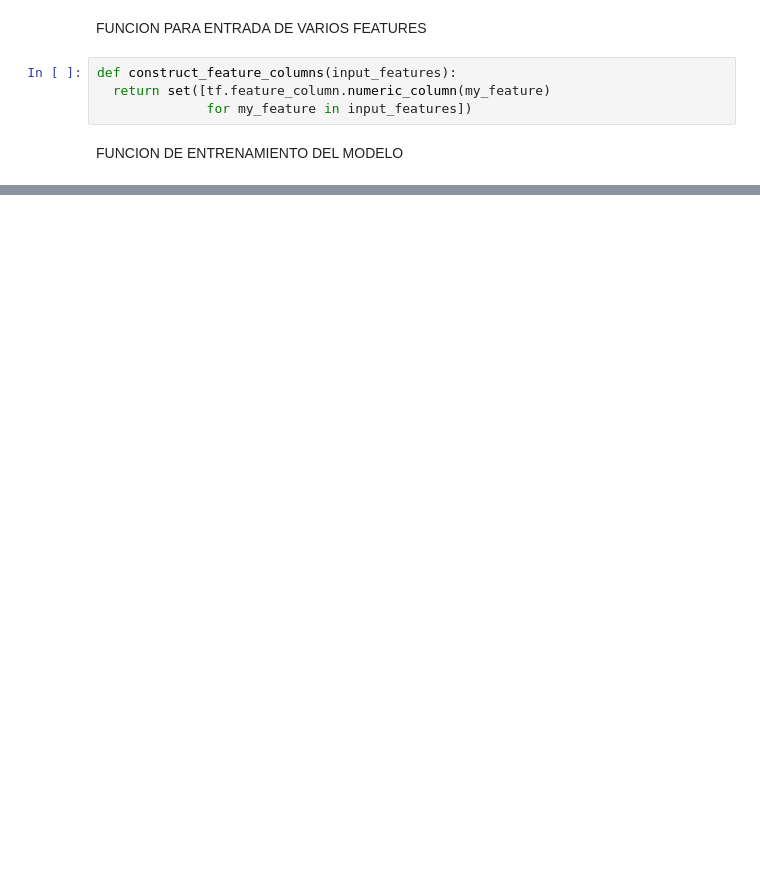
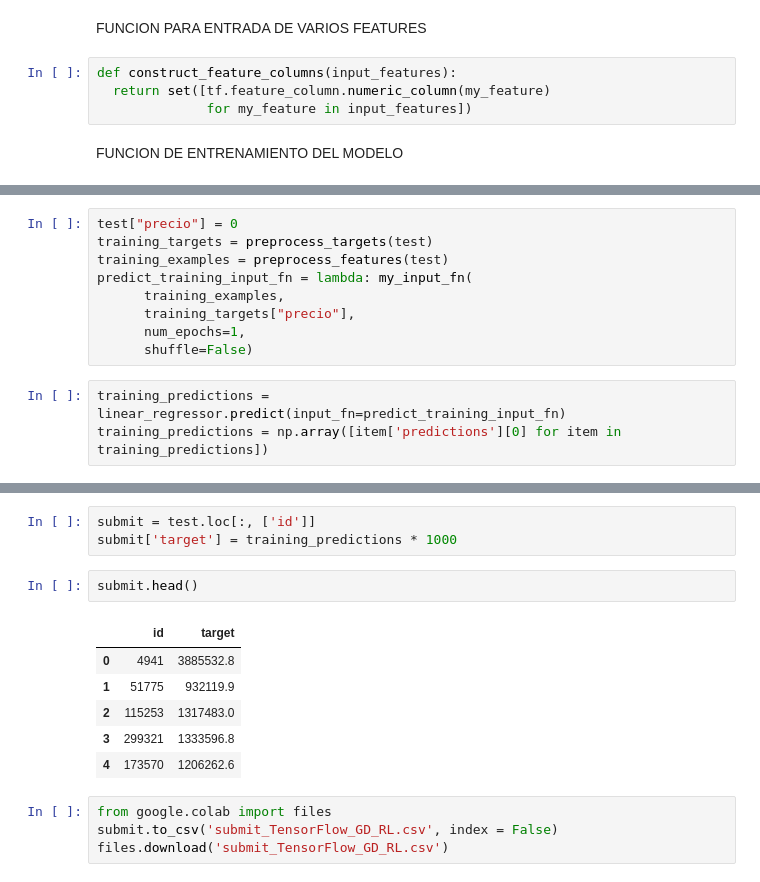
Before and after one commit to luctiz/Grupo43-TP2, a Jupyter notebook: TensorFlow_TP2.ipynb, the cells around one changed output, grey strips where cells are left out. Cells and saved outputs as stored; diff of their text form; blank space fills up the shorter version.

```diff
--- a/TensorFlow_TP2.ipynb
+++ b/TensorFlow_TP2.ipynb
@@ -430,0 +429,12 @@ Entrenamiento Finalizado.
+# %%
+test["precio"] = 0
+training_targets = preprocess_targets(test)
+training_examples = preprocess_features(test)
+predict_training_input_fn = lambda: my_input_fn(
+      training_examples,
+      training_targets["precio"],
+      num_epochs=1,
+      shuffle=False)
+# %%
+training_predictions = linear_regressor.predict(input_fn=predict_training_input_fn)
+training_predictions = np.array([item['predictions'][0] for item in training_predictions])
@@ -430,0 +450,16 @@ Entrenamiento Finalizado.
+# %%
+submit = test.loc[:, ['id']]
+submit['target'] = training_predictions * 1000
+# %%
+submit.head()
+# %% [output]
+|  | id | target |
+| 0 | 4941 | 3885532.8 |
+| 1 | 51775 | 932119.9 |
+| 2 | 115253 | 1317483.0 |
+| 3 | 299321 | 1333596.8 |
+| 4 | 173570 | 1206262.6 |
+# %%
+from google.colab import files
+submit.to_csv('submit_TensorFlow_GD_RL.csv', index = False)
+files.download('submit_TensorFlow_GD_RL.csv')
```
Also changed, not shown: parts of 9 cells of this notebook.
